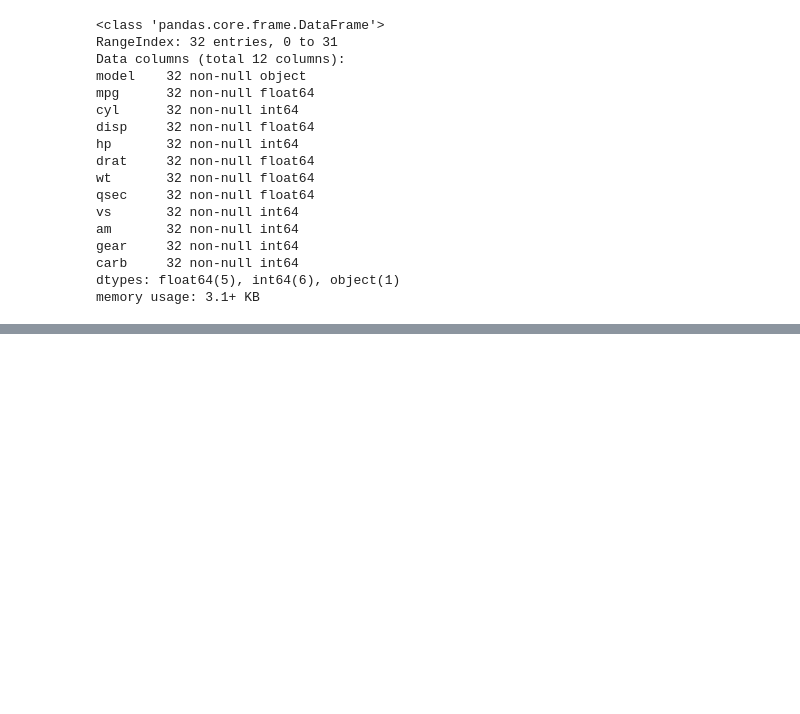
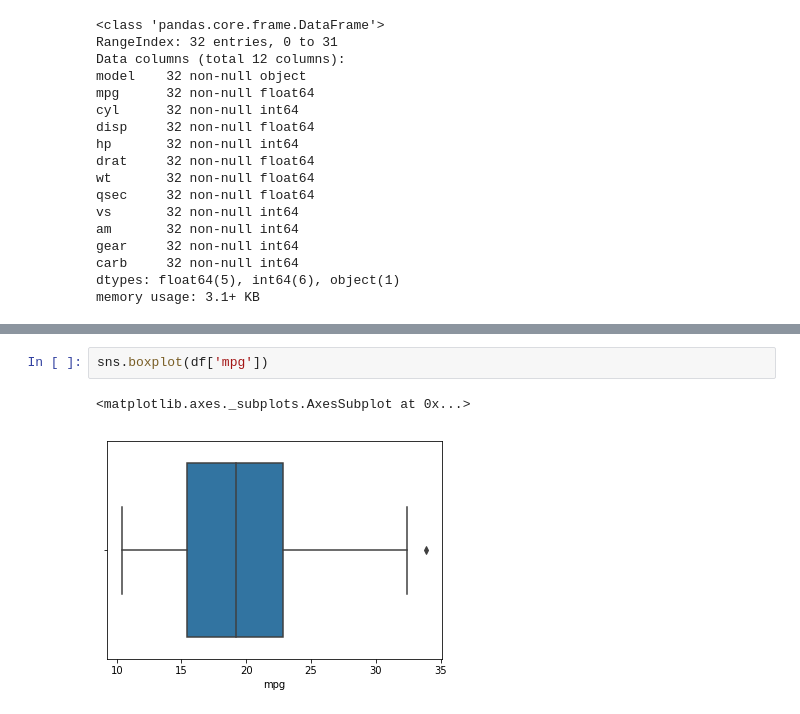
Before and after one commit to mynamerahulkumar/GitHub, a Jupyter notebook: Great_learning_data_science/supervised_learning/inclass/Inclass_day1.ipynb, the cells around one changed output, grey strips where cells are left out. Cells and saved outputs as stored; diff of their text form; blank space fills up the shorter version.

```diff
--- a/Great_learning_data_science/supervised_learning/inclass/Inclass_day1.ipynb
+++ b/Great_learning_data_science/supervised_learning/inclass/Inclass_day1.ipynb
@@ -44,3 +56,8 @@ df.describe()
 | 50% | 19.200000 | 6.000000 | 196.300000 | 123.000000 | 3.695000 | 3.325000 | 17.710000 | 0.000000 | 0.000000 | 4.000000 | 2.0000 |
 | 75% | 22.800000 | 8.000000 | 326.000000 | 180.000000 | 3.920000 | 3.610000 | 18.900000 | 1.000000 | 1.000000 | 4.000000 | 4.0000 |
 | max | 33.900000 | 8.000000 | 472.000000 | 335.000000 | 4.930000 | 5.424000 | 22.900000 | 1.000000 | 1.000000 | 5.000000 | 8.0000 |
+# %%
+sns.boxplot(df['mpg'])
+# %% [output]
+<matplotlib.axes._subplots.AxesSubplot at 0x...>
+[figure, added]
```
Also changed, not shown: parts of 59 cells of this notebook, 10 other files.
